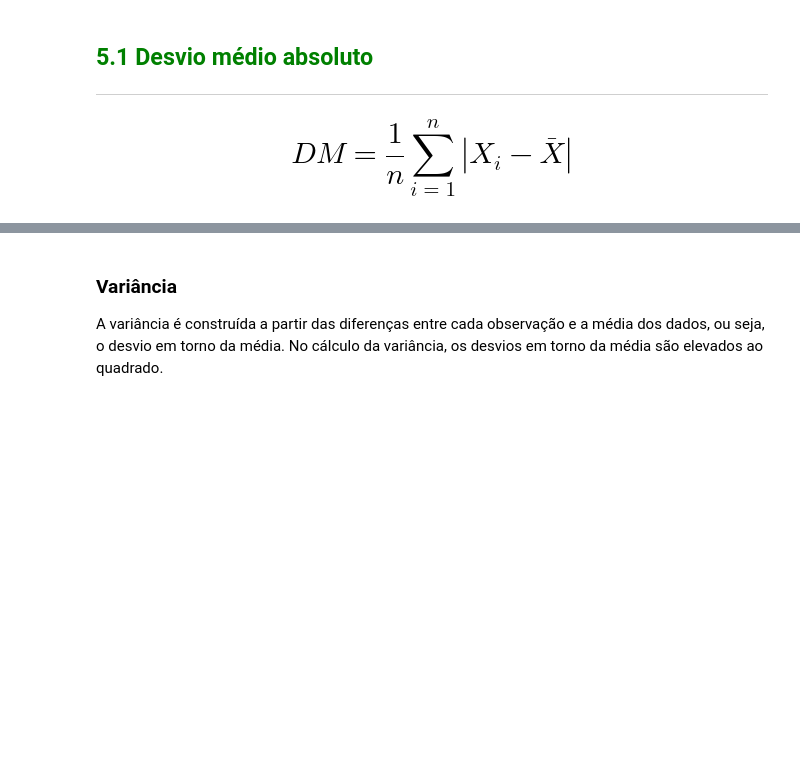
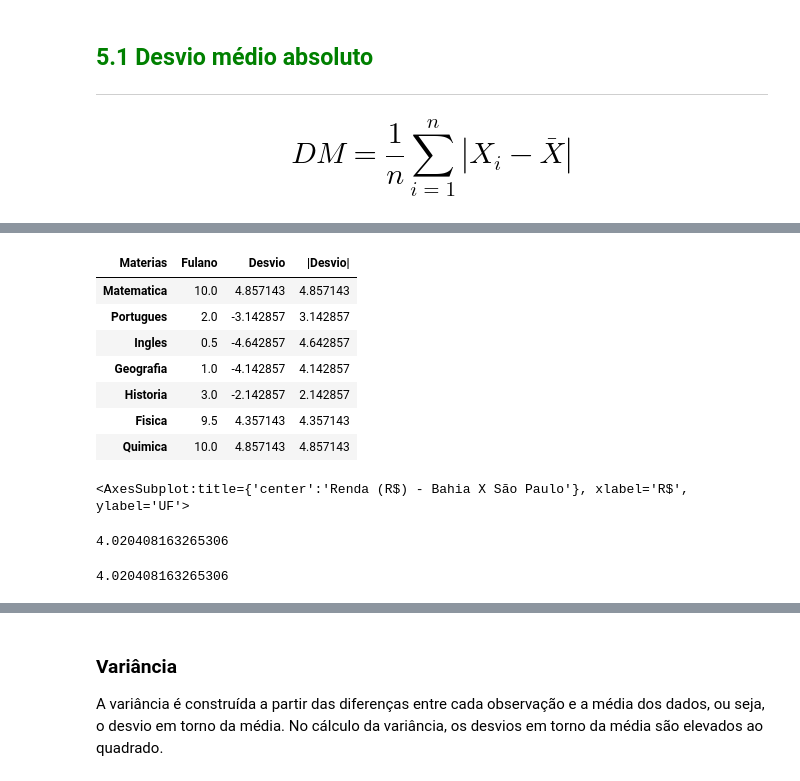
Before and after one commit to luanans/Bootcamp-WoMakersCode, a Jupyter notebook: Alura/Estatistica com Python - frequencias e medidas/Curso_de_Estatística_Parte_1.ipynb, the cells around one changed output, grey strips where cells are left out. Drawn from its saved outputs; the diff is of its cells as text; code cells hidden in the pictures; blank space fills up the shorter version.

```diff
--- a/Alura/Estatistica com Python - frequencias e medidas/Curso_de_Estatística_Parte_1.ipynb
+++ b/Alura/Estatistica com Python - frequencias e medidas/Curso_de_Estatística_Parte_1.ipynb
@@ -782,0 +804,29 @@ Embora as medidas de posição forneçam uma sumarização bastante importante d
+# %%
+notas_fulano['|Desvio|'] = notas_fulano.Desvio.abs()
+notas_fulano
+# %% [output]
+| Materias | Fulano | Desvio | |Desvio| |
+| Matematica | 10.0 | 4.857143 | 4.857143 |
+| Portugues | 2.0 | -3.142857 | 3.142857 |
+| Ingles | 0.5 | -4.642857 | 4.642857 |
+| Geografia | 1.0 | -4.142857 | 4.142857 |
+| Historia | 3.0 | -2.142857 | 2.142857 |
+| Fisica | 9.5 | 4.357143 | 4.357143 |
+| Quimica | 10.0 | 4.857143 | 4.857143 |
+# %%
+ax = notas_fulano['Fulano'].plot(style = 'o')
+ax.figure.set_size_inches(14, 6)
+ax.hlines(y = media_fulano, xmin = 0, xmax = notas_fulano.shape[0] - 1, colors = 'red')
+for i in range(notas_fulano.shape[0]):
+    ax.vlines(x = i, ymin = media_fulano, ymax = notas_fulano['Fulano'][i], linestyle='dashed')
+ax
+# %% [output]
+<AxesSubplot:title={'center':'Renda (R$) - Bahia X São Paulo'}, xlabel='R$', ylabel='UF'>
+# %%
+notas_fulano['|Desvio|'].mean()
+# %% [output]
+4.020408163265306
+# %%
+notas_fulano.Fulano.mad()
+# %% [output]
+4.020408163265306
```
Also changed, not shown: parts of 29 cells of this notebook.
